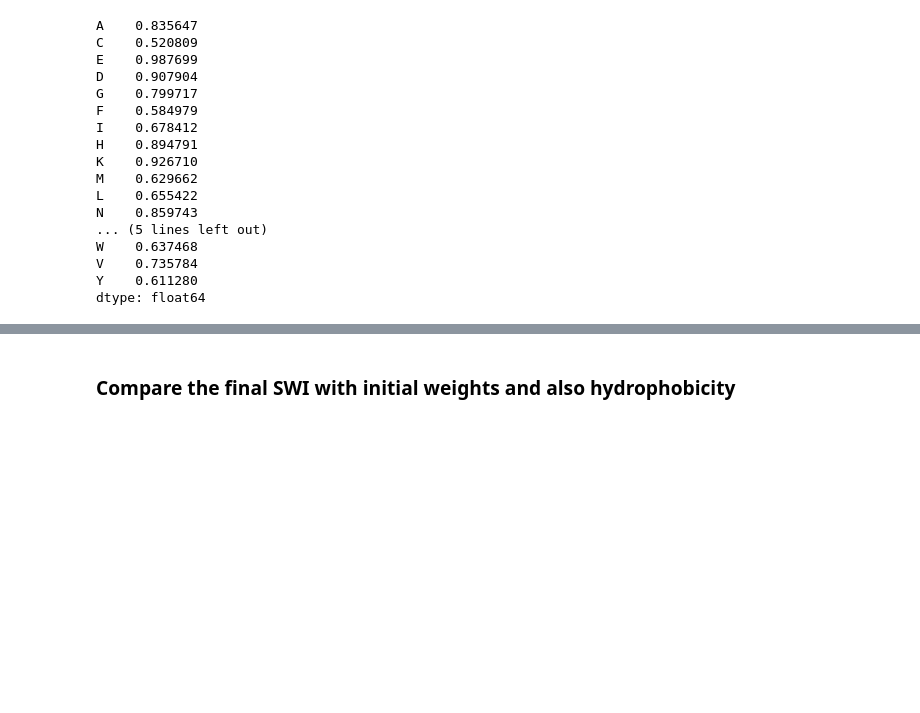
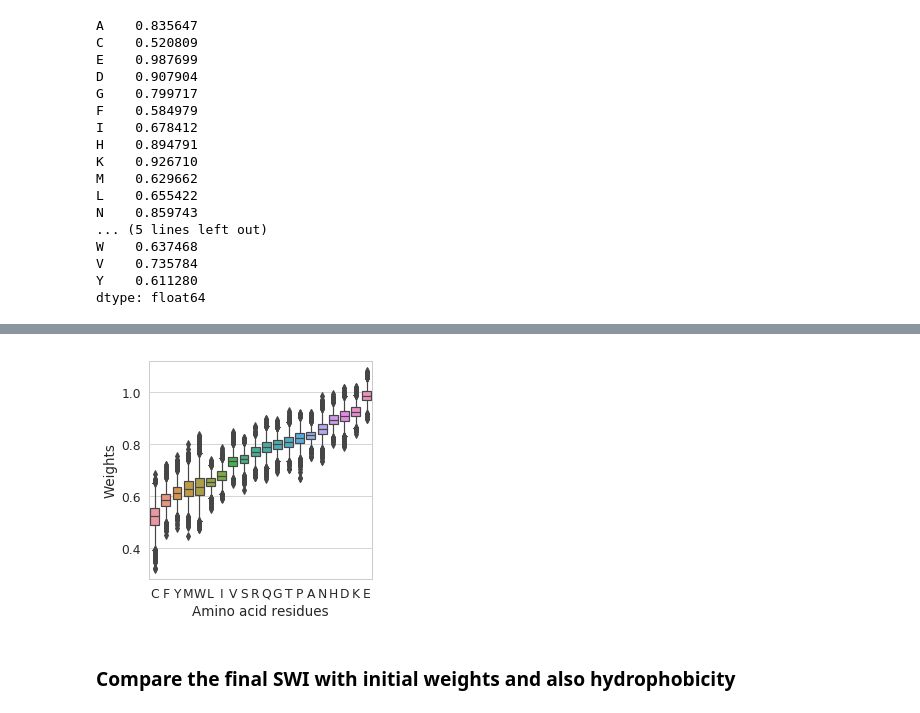
Before and after one commit to Gardner-BinfLab/SoDoPE_paper_2020, a Jupyter notebook: Cross_validation/At_40/Cross_validation_with_tags.ipynb, the cells around one changed output, grey strips where cells are left out. Cells and saved outputs as stored; diff of their text form; code cells hidden in the pictures; blank space fills up the shorter version.

```diff
--- a/Cross_validation/At_40/Cross_validation_with_tags.ipynb
+++ b/Cross_validation/At_40/Cross_validation_with_tags.ipynb
@@ -157,3 +192,27 @@ dtype: float64
+# %%
+## Bootstrap weights
+flexibilities_smith = {'A': 0.717, 'C': 0.668, 'E': 0.963, 'D': 0.921,\
+                         'G': 0.843, 'F': 0.599, 'I': 0.632, 'H': 0.754, \
+                         'K': 0.912, 'M': 0.685, 'L': 0.681, 'N': 0.851,\
+                         'Q': 0.849, 'P': 0.85, 'S': 0.84, 'R': 0.814, 'T': 0.758, \
+                         'W': 0.626, 'V': 0.619, 'Y': 0.615}
+
+cols = [k for k, v in flexibilities_smith.items()]
+new_df = pd.DataFrame()
+splitted_df = pd.DataFrame()
+new_df['weights'] = cross_val_df.explode('weights')['weights'].copy()
+splitted_df[cols] = pd.DataFrame(new_df.weights.values.tolist(), index=new_df.index)
+sorted_cols = splitted_df.median().sort_values().index
+splitted_df = splitted_df[sorted_cols]
+ss = pd.melt(splitted_df)
+# ss.sort_values(ascending=True, by='value', inplace=True)
+functions.plt.figure(figsize=(4, 4))
+functions.sns.boxplot(x="variable", y="value", data=ss)
+functions.plt.ylabel('Weights')
+functions.plt.xlabel('Amino acid residues')
+functions.plt.savefig('figs/bootstrap_weights_boxplot.pdf')
+# %% [output]
+[figure, added]
 # %% [markdown]
 ### Compare the final SWI with initial weights and also hydrophobicity
 # %%
```
Also changed, not shown: parts of 2 cells of this notebook.
